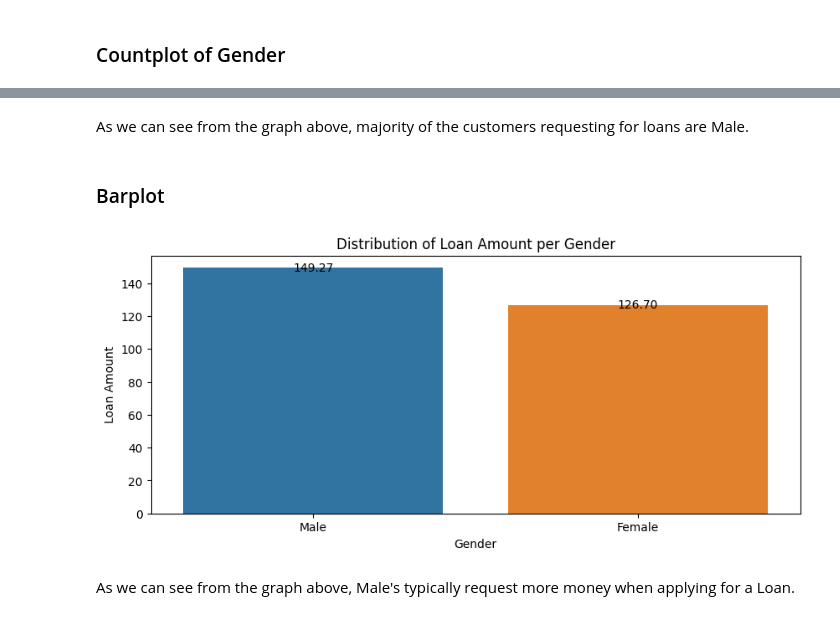
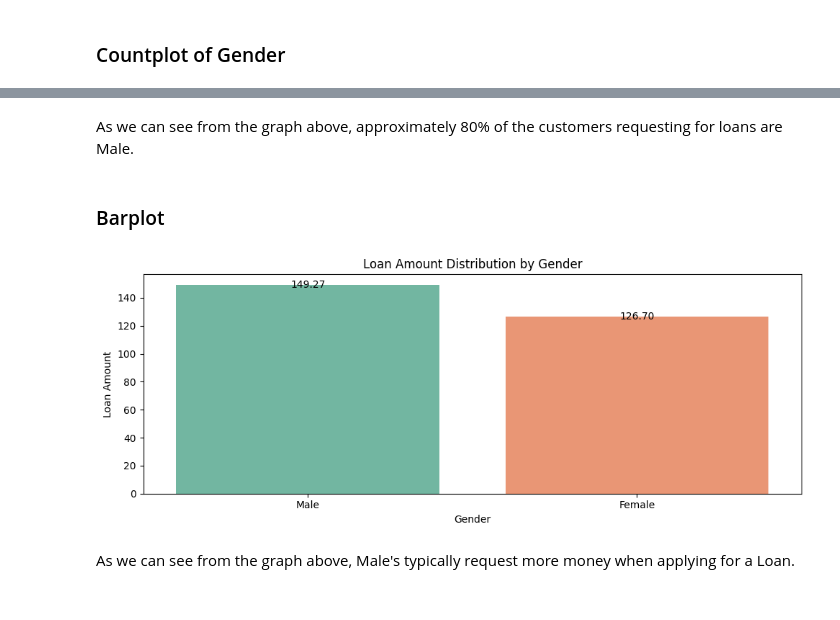
Before and after one commit to chrishunt11/Loan-Eligibility-Prediction, a Jupyter notebook: Prediction_of_Loan_Application.ipynb, the cells around one changed output, grey strips where cells are left out. Drawn from its saved outputs; the diff is of its cells as text; code cells hidden in the pictures.

```diff
--- a/Prediction_of_Loan_Application.ipynb
+++ b/Prediction_of_Loan_Application.ipynb
@@ -205,0 +212,4 @@ We will address these missing values in the preprocessing process
+# %%
+df['TotalIncome'] = df['ApplicantIncome'] + df['CoapplicantIncome']
+# %%
+df = df.drop(columns=['ApplicantIncome', 'CoapplicantIncome'])
@@ -269,5 +329,5 @@ gender_count()
 # %% [markdown]
-As we can see from the graph above, majority of the customers requesting for loans are Male.
+As we can see from the graph above, approximately 80% of the customers requesting for loans are Male.
 # %% [markdown]
 ### Barplot
 # %%
@@ -275,22 +335,30 @@ As we can see from the graph above, majority of the customers requesting for loa
 avg_gender_loan_amount = df.groupby('Gender')['LoanAmount'].mean().round(2).sort_values(ascending=False).reset_index()
 # %%
 def plot_gender_avg():
-  # Creating the figure size
-  plt.figure(figsize=(10,4))
+    # Set the figure size
+    plt.figure(figsize=(10, 4))
 
-  # Creating the barplot using the avg_gender_loan_amount
-  ax = sns.barplot(data=avg_gender_loan_amount, x='Gender', y='LoanAmount')
+    # Create the barplot using the avg_gender_loan_amount
+    ax = sns.barplot(data=avg_gender_loan_amount, x='Gender', y='LoanAmount', palette='Set2')
 
-  # Setting the xlabels, ylabels, and title
-  ax.set_title('Distribution of Loan Amount per Gender')
-  ax.set_xlabel('Gender')
-  ax.set_ylabel('Loan Amount');
-  for i in ax.patches:
+    # Set the x-labels, y-labels, and title
+    ax.set_title('Loan Amount Distribution by Gender')
+    ax.set_xlabel('Gender')
+    ax.set_ylabel('Loan Amount')
+
+    # Display loan amount values on top of the bars
+    for i in ax.patches:
         height = i.get_height()
         ax.text(i.get_x() + i.get_width() / 2., height, f'{height:.2f}', ha='center', va='center', fontsize=10)
 
+    # Tighten layout
+    plt.tight_layout()
+
+    # Display the plot
+    plt.show()
+
 plot_gender_avg()
 # %% [output]
-[figure, old version]
+[figure, new version]
 # %% [markdown]
 As we can see from the graph above, Male's typically request more money when applying for a Loan.
```
Also changed, not shown: parts of 48 cells of this notebook.
